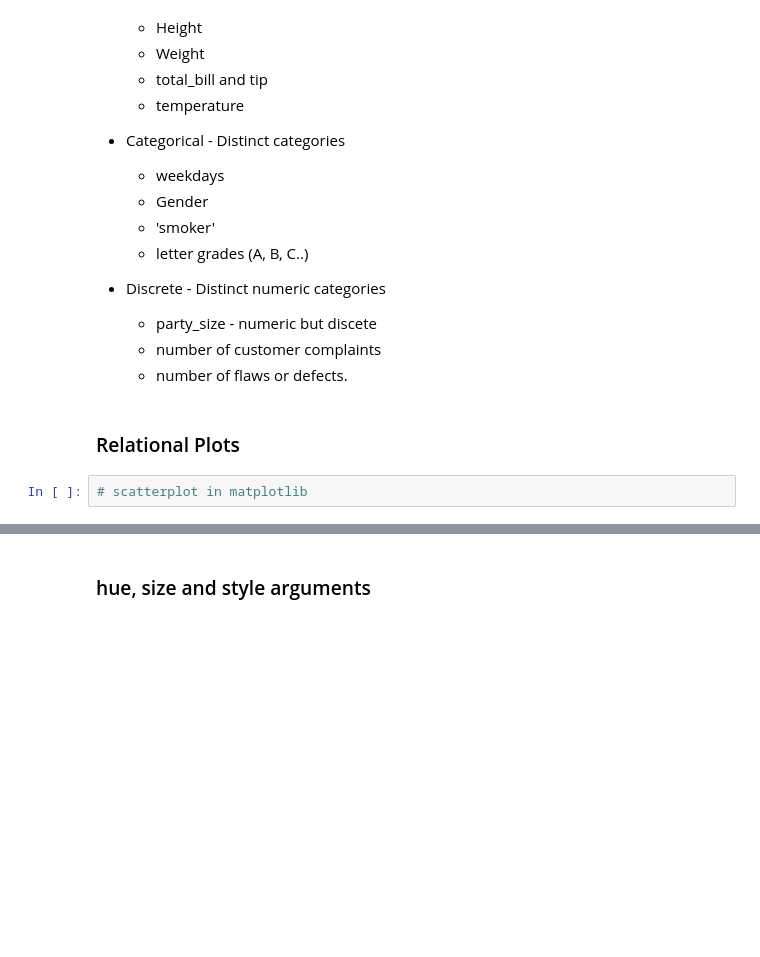
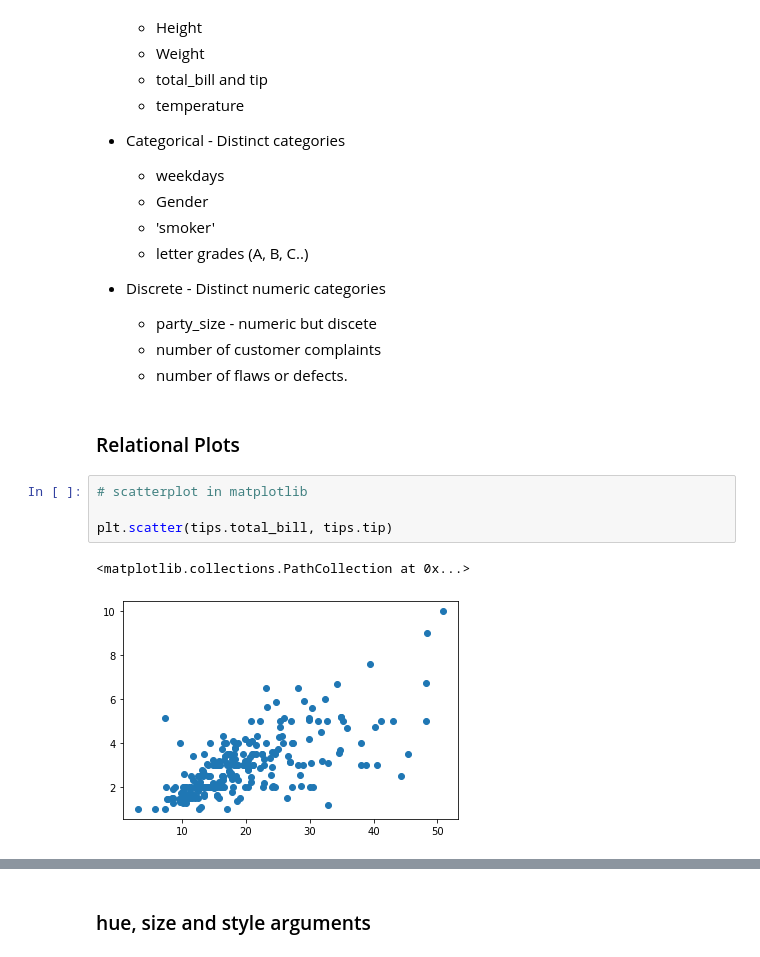
Before and after one commit to CodeupClassroom/hopper-data-science-libraries, a Jupyter notebook: seaborn-lesson.ipynb, the cells around one changed output, grey strips where cells are left out. Drawn from its saved outputs; the diff is of its cells as text; blank space fills up the shorter version.

```diff
--- a/seaborn-lesson.ipynb
+++ b/seaborn-lesson.ipynb
@@ -60,5 +102,10 @@ tips.info()
 ### Relational Plots
 # %%
 # scatterplot in matplotlib
+
+plt.scatter(tips.total_bill, tips.tip)
+# %% [output]
+<matplotlib.collections.PathCollection at 0x...>
+[figure, added]
 # %%
 # Explore relationship between total_bill and tip using relplot
```
Also changed, not shown: parts of 46 cells of this notebook.
